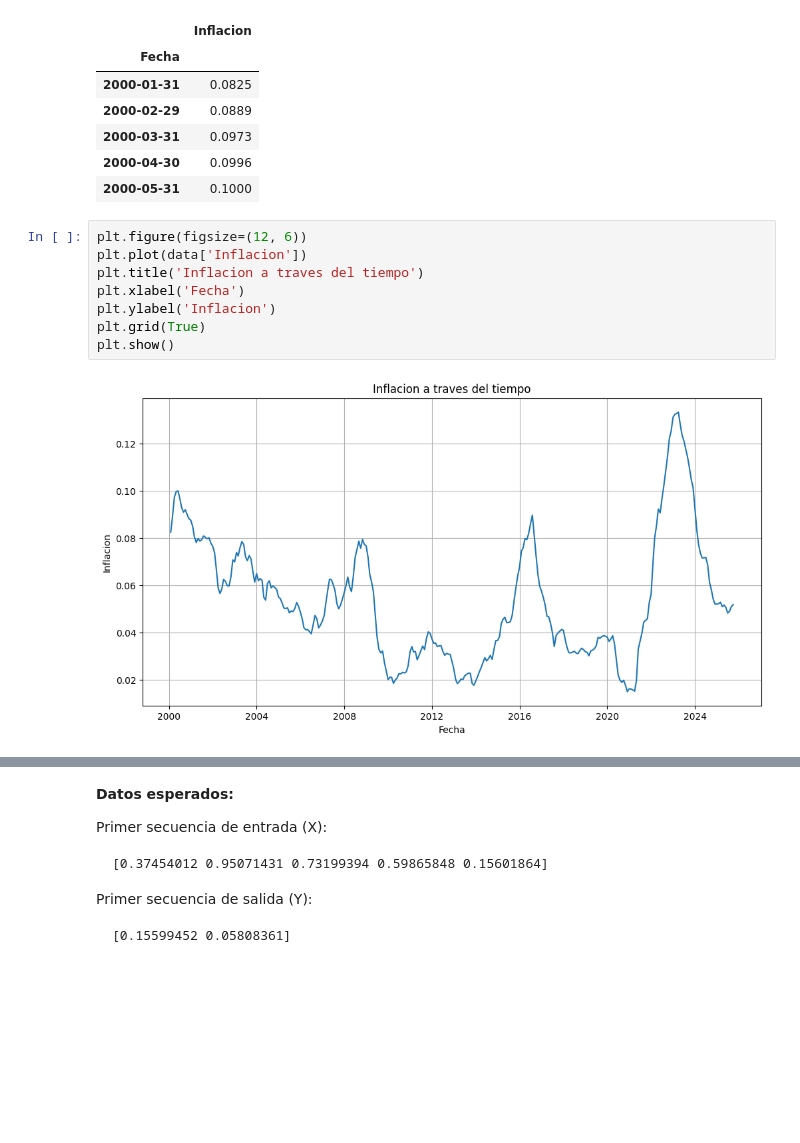
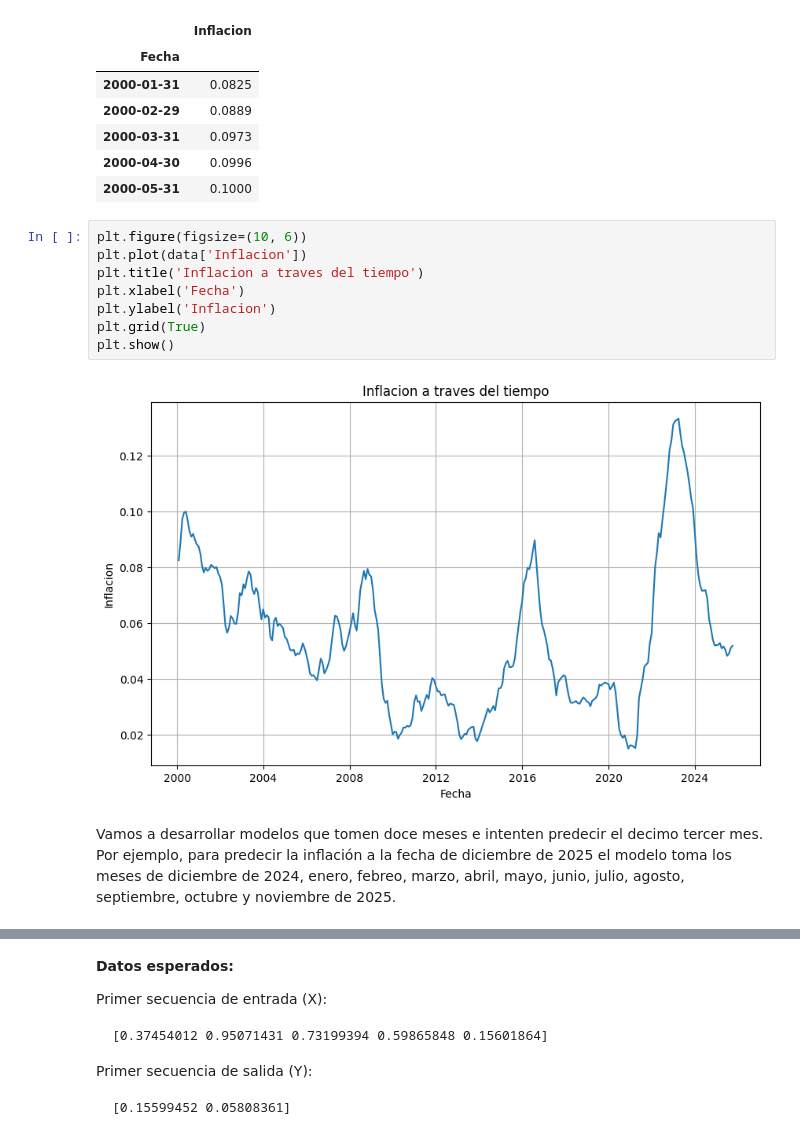
Before and after one commit to MateoOrtiz001/Laboratory-LSTM-GRU-Inflation, a Jupyter notebook: Laboratorio_LSTM_GRU_Inflacion.ipynb, the cells around one changed output, grey strips where cells are left out. Cells and saved outputs as stored; diff of their text form; blank space fills up the shorter version.

```diff
--- a/Laboratorio_LSTM_GRU_Inflacion.ipynb
+++ b/Laboratorio_LSTM_GRU_Inflacion.ipynb
@@ -60,13 +95,15 @@ display(data.head())
 | 2000-04-30 | 0.0996 |
 | 2000-05-31 | 0.1000 |
 # %%
-plt.figure(figsize=(12, 6))
+plt.figure(figsize=(10, 6))
 plt.plot(data['Inflacion'])
 plt.title('Inflacion a traves del tiempo')
 plt.xlabel('Fecha')
 plt.ylabel('Inflacion')
 plt.grid(True)
 plt.show()
 # %% [output]
-[figure, old version]
+[figure, new version]
+# %% [markdown]
+Vamos a desarrollar modelos que tomen doce meses e intenten predecir el decimo tercer mes. Por ejemplo, para predecir la inflación a la fecha de diciembre de 2025 el modelo toma los meses de diciembre de 2024, enero, febreo, marzo, abril, mayo, junio, julio, agosto, septiembre, octubre y noviembre de 2025.
 # %% [markdown]
```
Also changed, not shown: parts of 96 cells of this notebook.
